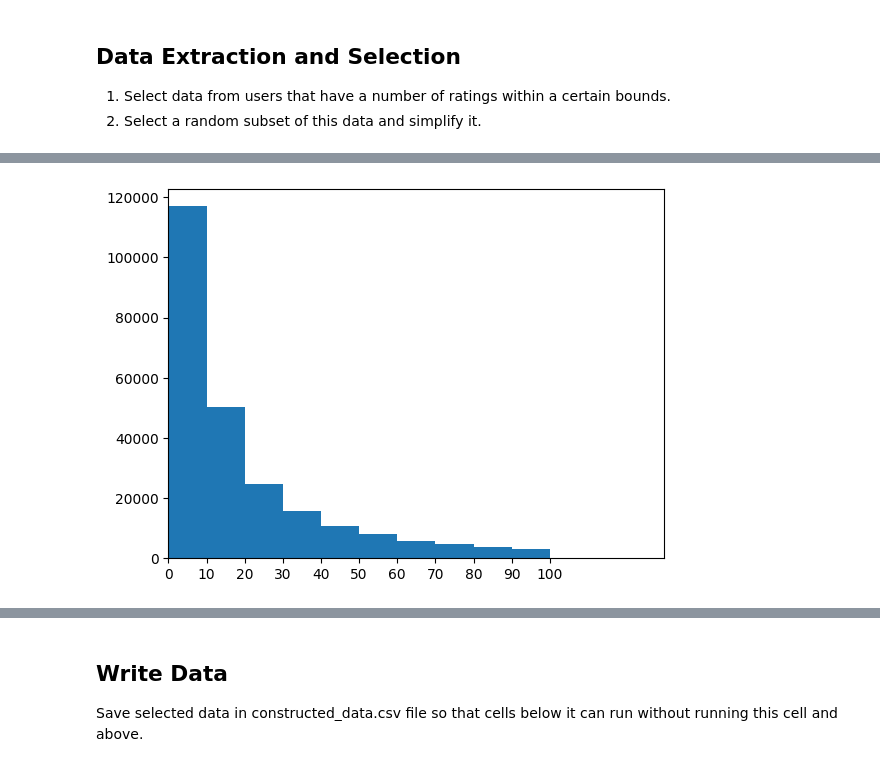
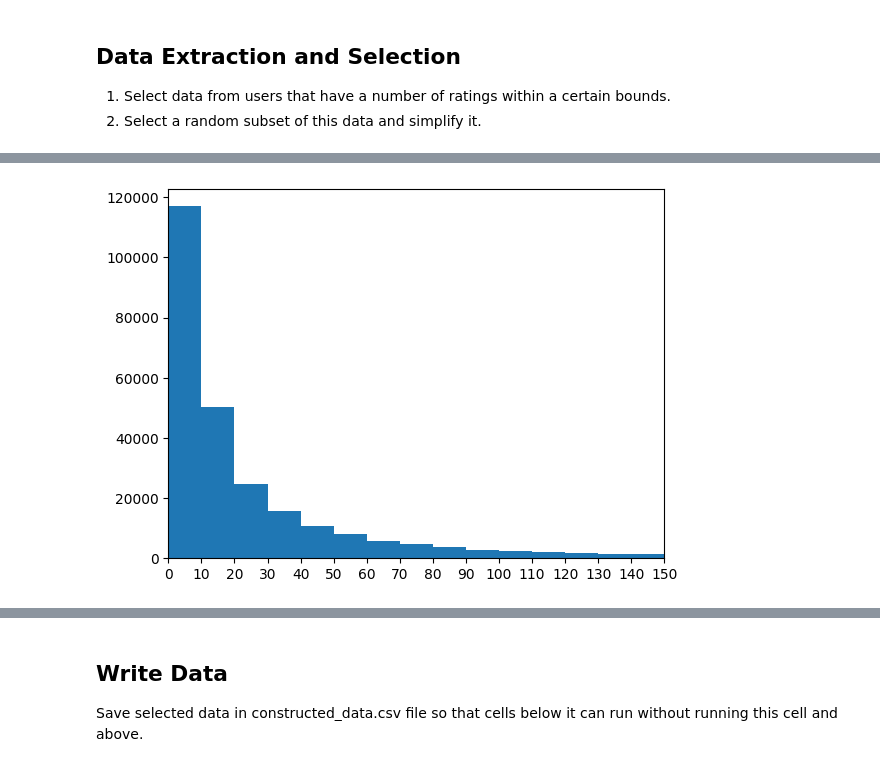
Before and after one commit to jacksonianrtaylor/movie_rec_proj, a Jupyter notebook: complete_11_03_2023.ipynb, the cells around one changed output, grey strips where cells are left out. Cells and saved outputs as stored; diff of their text form; code cells hidden in the pictures.

Commit message:
commenting on correct  number of train ratings

```diff
--- a/complete_11_03_2023.ipynb
+++ b/complete_11_03_2023.ipynb
@@ -130,6 +130,8 @@ Minutes taken: 0.5886005163192749
 import ast
 import random
 import time
+import matplotlib.pyplot as plt
+from matplotlib.pyplot import hist
 
 start_time = time.time()
 
@@ -228,28 +230,72 @@ for row in complete_list:
 # Add the last gap_len:
 gaps.append(gap_len)
 
+less = 0
+more = 0
 
-#LOOK: New histogram of the number of ratings...
-import matplotlib.pyplot as plt
-from matplotlib.pyplot import hist
+avg = 0
 
-less_than_ten = 0
-less_than_tw = 0
 for item in gaps:
-    if item>=0 and item<10:
-        less_than_ten+=1
-    if item>=10 and item<20:
-        less_than_tw+=1
+    if item  <10 :
+        less+=1
+    else:
+        more+=1
+    avg+=item
 
-print(less_than_ten)
-print(less_than_tw)
+print(less)
+print(more)
+print(avg/len(gaps))
+
+#This visualization is to help understand the nature of user ratings
+hist(gaps, bins = 15, range = (0, 150))
+plt.xticks([i*10 for i in range(16)])
+plt.xlim(0, 150)
+plt.show()
+
+# LOOK:
+
+# Why does the program filter and select users by the number of movies they rated when a certain lower number of ratings can be taken...
+# from users with more than enough ratings???
+
+# The histogram suggests that by far the most likely bin is users with ratings from 0-9 (really 1-9 since a user has to have 1 rating to be in the data)
+# and the rest of the users fall somewhere in the heavy right skewed graph.
+
+# So if the goal is to collect users with ratings between 30-50 for train users it is more normal to take from users with the exact number of ratings...
+# between 30-50 and using all of their available ratings, because the closest to normal user type for users that have 30 or more ratings...
+# is the users with the minimun numeber of ratings, 30. The same logic holds for any user with total number of ratings falling between 30 and 50.
+# ie: you rather have a user with 40 ratings use all their ratings rather than a users with 50 ratings only use 40.
+
+# To add to this understanding, the average rating per person is just under 30 (29.620)...
+# and the graph is heavily right skewed meaning that a relatively small percentage of users have 30 or more ratings...
+# and users get more abnormal the more ratings they have above 30.
 
 
-hist(gaps, bins = 10, range = (0, 100))
-plt.xticks([0, 10, 20, 30, 40, 50, 60, 70, 80, 90, 100])
-plt.xlim(0, 130)
-plt.show()
-print("Done with plts:")
+#LOOK:
+
+# Why do train users have more ratings than test users???
+# reason one: the train data is not just used on its own with the svd function
+# the svd function generates predictions for each train user that is used in training
+# It also generates ratings predictions for each test user while still including the rows of user train ratings
+# in the svd funtion
+# this means there is alot of value in having train users having more ratings because the svd will use those extra ratings
+# for better preidctions
+# However there is still a tradeoff since 50-70 ratings let to a performance decrease
+
+
+
+
+
+# This incredibly right skewed distribution helps to explain the tradeoff between more data to feed the model
+# and reasonable representation for the test users with smaller number of provided ratings than the train users
+
+# If the goal of the final model is to be useful for predicting a new single movie rating for a user that enters between 4-9 known movie ratings,
+# then it migth seem logical to
+
+# for test users being in the range of 5-10, that is right on the nose for normal users so those users donot need to be altered
+
+
+
+
 
 # Index in the complete_list_no_dups list:
 full_index = 0
@@ -307,16 +353,7 @@ for bound in bounds_test_sample:
 print("Minutes taken:", (time.time()-start_time)/60)
 
 
-#LOOK: need to explain the tradeoff between more data to feed the model (for svd and weighted average)
-#and misrepresentation for the test users with smaller number of provided ratings uthan the train users
 
-
-#LOOK: Why do we need to filter users by the number of movies they rated when a certain lower number of ratings can be taken from users with more than enough ratings???
-
-#Answer: the normal user that enters rating on this sight has to a profound propotion less than 10 ratings and the distribution is right skewed.
-# so if we need to collect 30 ratings for a train user it is more normal to take from users with exactly that amount
-# becasue 30 ratings is the most normal user type that has 30 ratings
-# for test users being in the range of 5-10, that is right on the nose for normal users so those users donot need to be altered
 
 
 
@@ -349 +387 @@ Complete number of users: 260788
-[figure, old version]
+[figure, new version]
```
Also changed, not shown: parts of 2 cells of this notebook.
